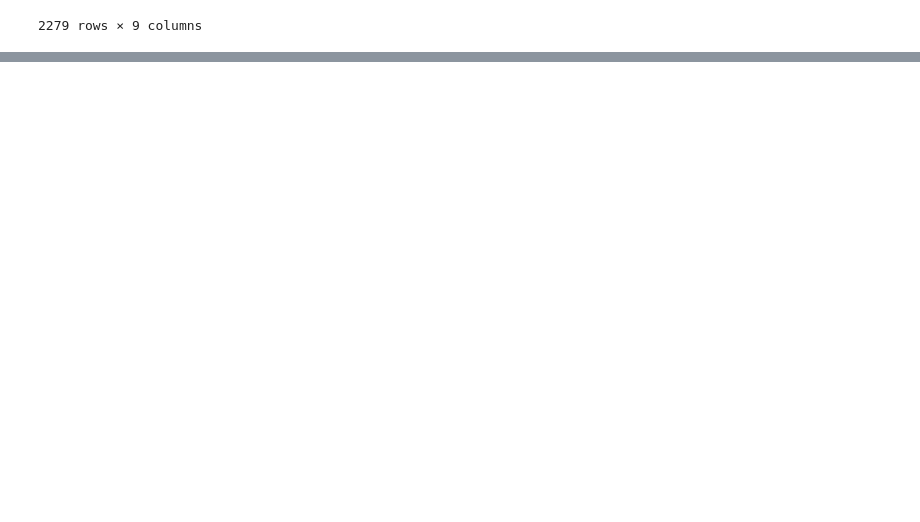
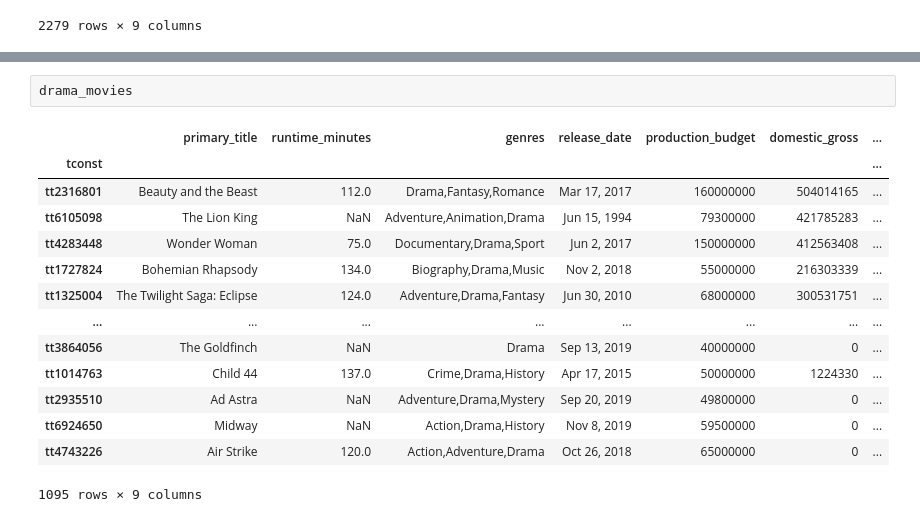
Before and after one commit to kjkahalley/optimal-film-analysis, a Jupyter notebook: The_Numbers_data.ipynb, the cells around one changed output, grey strips where cells are left out. Cells and saved outputs as stored; diff of their text form; blank space fills up the shorter version.

```diff
--- a/The_Numbers_data.ipynb
+++ b/The_Numbers_data.ipynb
@@ -130,0 +167,17 @@ gandp_df
+# %%
+drama_movies
+# %% [output]
+|  | primary_title | runtime_minutes | genres | release_date | production_budget | domestic_gross | ... |
+| tconst |  |  |  |  |  |  | ... |
+| tt2316801 | Beauty and the Beast | 112.0 | Drama,Fantasy,Romance | Mar 17, 2017 | 160000000 | 504014165 | ... |
+| tt6105098 | The Lion King | NaN | Adventure,Animation,Drama | Jun 15, 1994 | 79300000 | 421785283 | ... |
+| tt4283448 | Wonder Woman | 75.0 | Documentary,Drama,Sport | Jun 2, 2017 | 150000000 | 412563408 | ... |
+| tt1727824 | Bohemian Rhapsody | 134.0 | Biography,Drama,Music | Nov 2, 2018 | 55000000 | 216303339 | ... |
+| tt1325004 | The Twilight Saga: Eclipse | 124.0 | Adventure,Drama,Fantasy | Jun 30, 2010 | 68000000 | 300531751 | ... |
+| ... | ... | ... | ... | ... | ... | ... | ... |
+| tt3864056 | The Goldfinch | NaN | Drama | Sep 13, 2019 | 40000000 | 0 | ... |
+| tt1014763 | Child 44 | 137.0 | Crime,Drama,History | Apr 17, 2015 | 50000000 | 1224330 | ... |
+| tt2935510 | Ad Astra | NaN | Adventure,Drama,Mystery | Sep 20, 2019 | 49800000 | 0 | ... |
+| tt6924650 | Midway | NaN | Action,Drama,History | Nov 8, 2019 | 59500000 | 0 | ... |
+| tt4743226 | Air Strike | 120.0 | Action,Adventure,Drama | Oct 26, 2018 | 65000000 | 0 | ... |
+1095 rows × 9 columns
```
Also changed, not shown: parts of 8 cells of this notebook.
